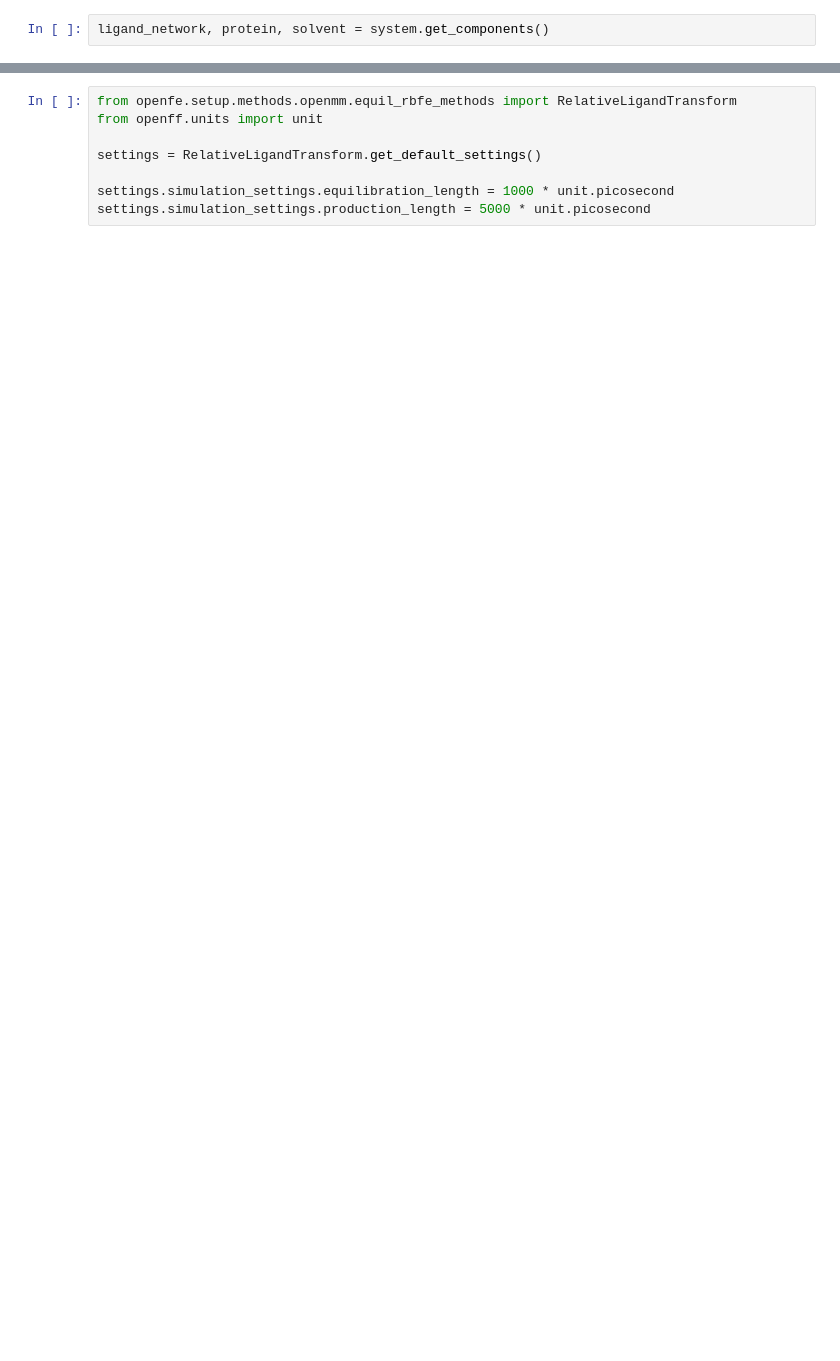
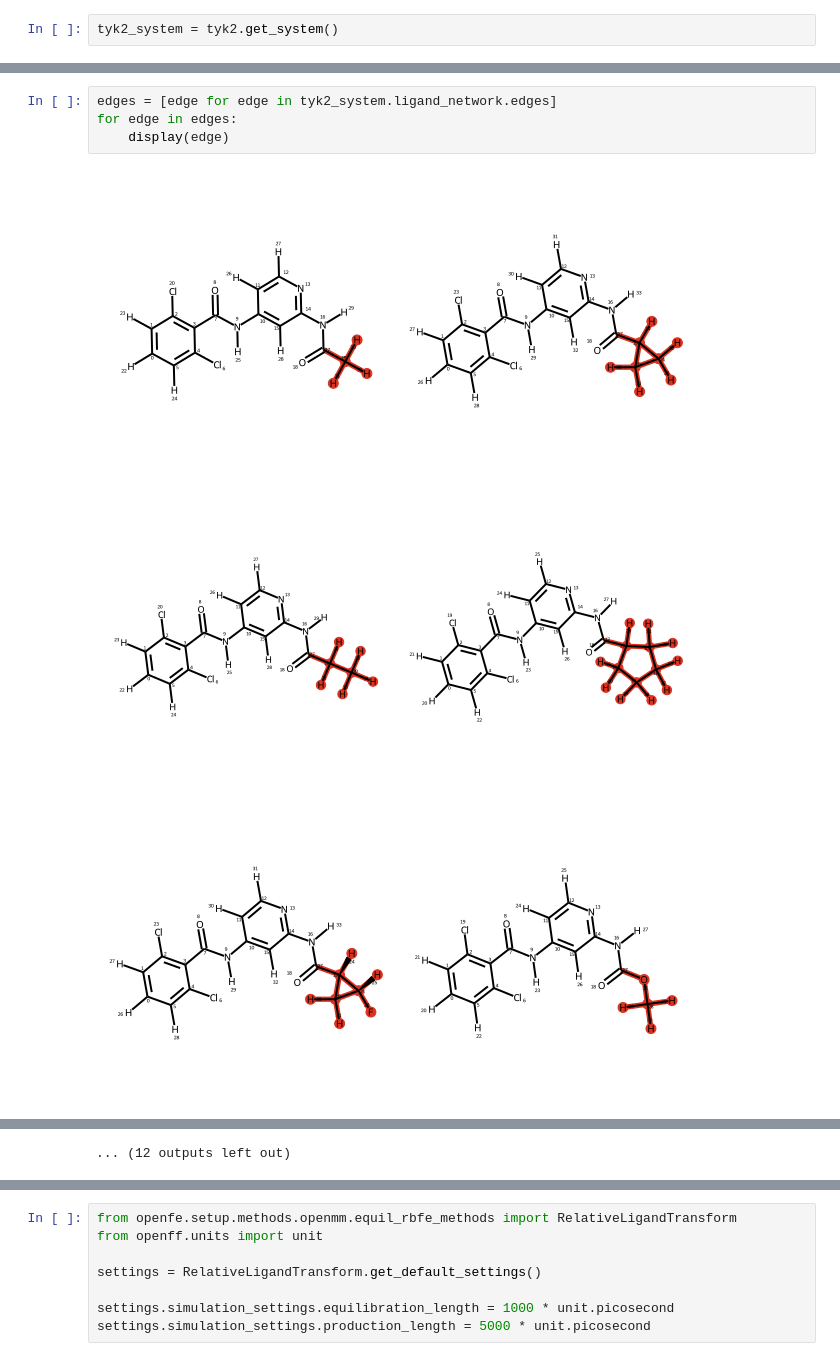
Before and after one commit to OpenFreeEnergy/openfe-benchmarks, a Jupyter notebook: examples/RunningTYK2Edge.ipynb, the cells around one changed output, grey strips where cells are left out. Saved outputs shown, nothing was run; the diff lists cells and outputs as text; blank space fills up the shorter version.

```diff
--- a/examples/RunningTYK2Edge.ipynb
+++ b/examples/RunningTYK2Edge.ipynb
@@ -3,2 +3,2 @@ from openfe_benchmarks.tyk2 import system
 # %%
-ligand_network, protein, solvent = system.get_components()
+tyk2_system = tyk2.get_system()
@@ -22,0 +5,8 @@ for edge in edges:
+# %%
+edges = [edge for edge in tyk2_system.ligand_network.edges]
+for edge in edges:
+    display(edge)
+# %% [output]
+[figure, added]
+[figure, added]
+[figure, added]
@@ -22,0 +22 @@ for edge in edges:
+... (12 outputs left out)
```
Also changed, not shown: parts of 18 cells of this notebook, 1 other file.
